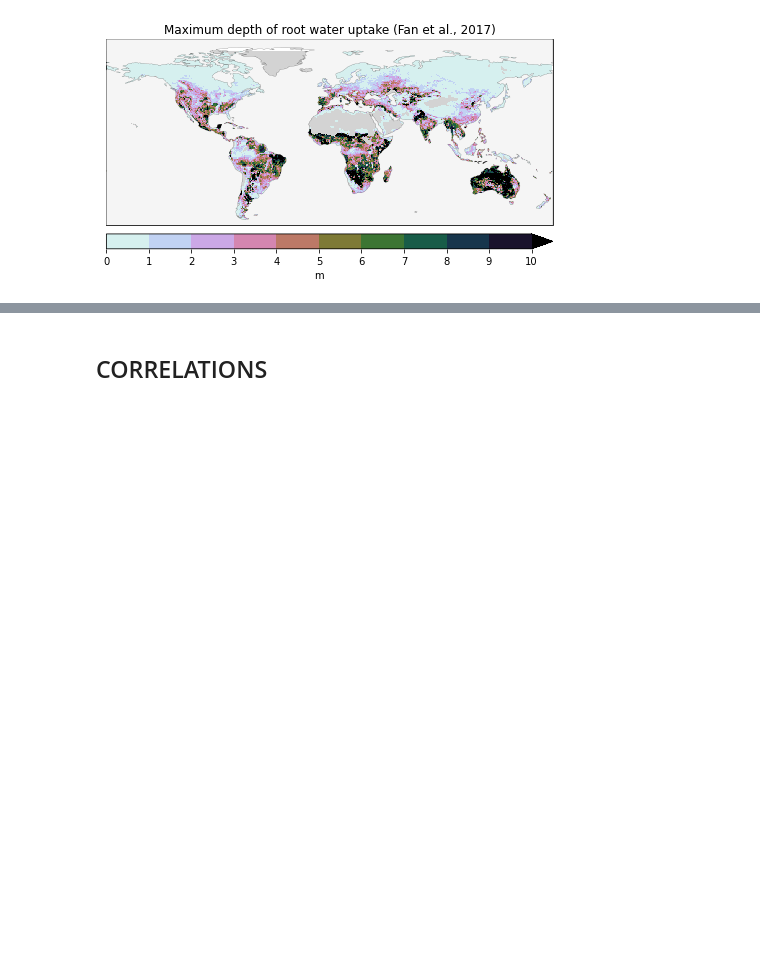
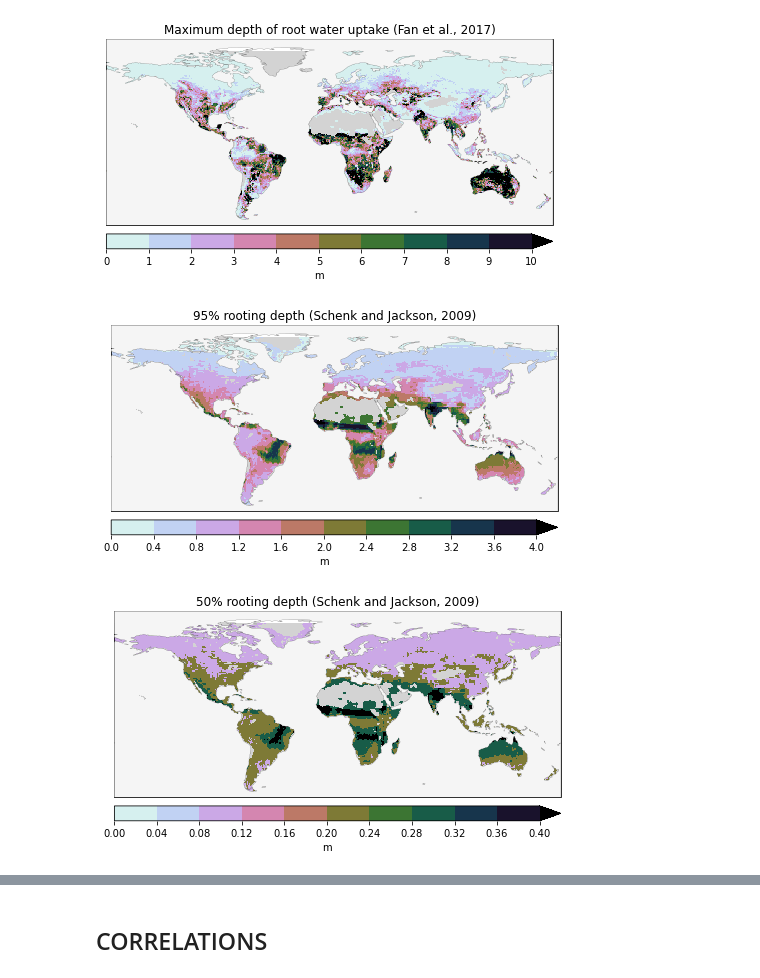
Before and after one commit to fvanoorschot/global_sr_module, a Jupyter notebook: global_sr_comparison.ipynb, the cells around one changed output, grey strips where cells are left out. Drawn from its saved outputs; the diff is of its cells as text; code cells hidden in the pictures; blank space fills up the shorter version.

```diff
--- a/global_sr_comparison.ipynb
+++ b/global_sr_comparison.ipynb
@@ -943,3 +980,55 @@ ax.set_title('Maximum depth of root water uptake (Fan et al., 2017)',size=12)
 fig2.savefig(f'{work_dir}/output/gridded_sr/figures/fan_max_depth_rootwateruptake.jpg',bbox_inches='tight',dpi=300)
 # %% [output]
 [figure]
+# %%
+# schenk 2009
+# 95% root depth
+bounds = np.linspace(0,4,11)
+bounds2 = np.linspace(0,4,11)
+norm = mpl.colors.BoundaryNorm(bounds, cmap_sr.N)
+
+sc = xr.open_dataset(f'{work_dir}/data/reference_sr/schenk2009/data/processed/95ecosys_rootdepth_1d_crugrid.nc')
+sc = sc['95ecosys_rootdepth_1d']
+sc = sc.where(pl[0,:,:]>=0)
+# sc[0,0,0] = 5.1
+
+fig2 = plt.figure(figsize=(8,8))
+ax = fig2.add_subplot(111,projection=ccrs.PlateCarree())
+ax.coastlines(linewidth=0.1)
+ax.add_feature(cartopy.feature.OCEAN, zorder=100,facecolor='whitesmoke', edgecolor='k',linewidth=0.1)
+ax.set_global()
+ax.set_xlim(-180,180)
+ax.set_ylim(-60,90)
+a = sc.plot(ax=ax, cmap=cmap_sr,levels=bounds, add_colorbar=False)
+cbar = plt.colorbar(a, orientation='horizontal',spacing='proportional',extend='max', pad=0.02,aspect=30,ticks=bounds2)
+cbar.ax.tick_params(labelsize=10)
+cbar.set_label(label='m', size=10)
+ax.set_title('95% rooting depth (Schenk and Jackson, 2009)',size=12)
+fig2.savefig(f'{work_dir}/output/gridded_sr/figures/schenk2009_95rootdepth.jpg',bbox_inches='tight',dpi=300)
+
+
+# 50% root depth
+bounds = np.linspace(0,0.4,11)
+bounds2 = np.linspace(0,0.4,11)
+norm = mpl.colors.BoundaryNorm(bounds, cmap_sr.N)
+
+sc = xr.open_dataset(f'{work_dir}/data/reference_sr/schenk2009/data/processed/50ecosys_rootdepth_1d_crugrid.nc')
+sc = sc['50ecosys_rootdepth_1d']
+sc = sc.where(pl[0,:,:]>=0)
+
+fig2 = plt.figure(figsize=(8,8))
+ax = fig2.add_subplot(111,projection=ccrs.PlateCarree())
+ax.coastlines(linewidth=0.1)
+ax.add_feature(cartopy.feature.OCEAN, zorder=100,facecolor='whitesmoke', edgecolor='k',linewidth=0.1)
+ax.set_global()
+ax.set_xlim(-180,180)
+ax.set_ylim(-60,90)
+a = sc.plot(ax=ax, cmap=cmap_sr,levels=bounds, add_colorbar=False)
+cbar = plt.colorbar(a, orientation='horizontal',spacing='proportional',extend='max', pad=0.02,aspect=30,ticks=bounds2)
+cbar.ax.tick_params(labelsize=10)
+cbar.set_label(label='m', size=10)
+ax.set_title('50% rooting depth (Schenk and Jackson, 2009)',size=12)
+fig2.savefig(f'{work_dir}/output/gridded_sr/figures/schenk2009_50rootdepth.jpg',bbox_inches='tight',dpi=300)
+# %% [output]
+[figure, added]
+[figure, added]
```
Also changed, not shown: parts of 19 cells of this notebook, 4 other files.
